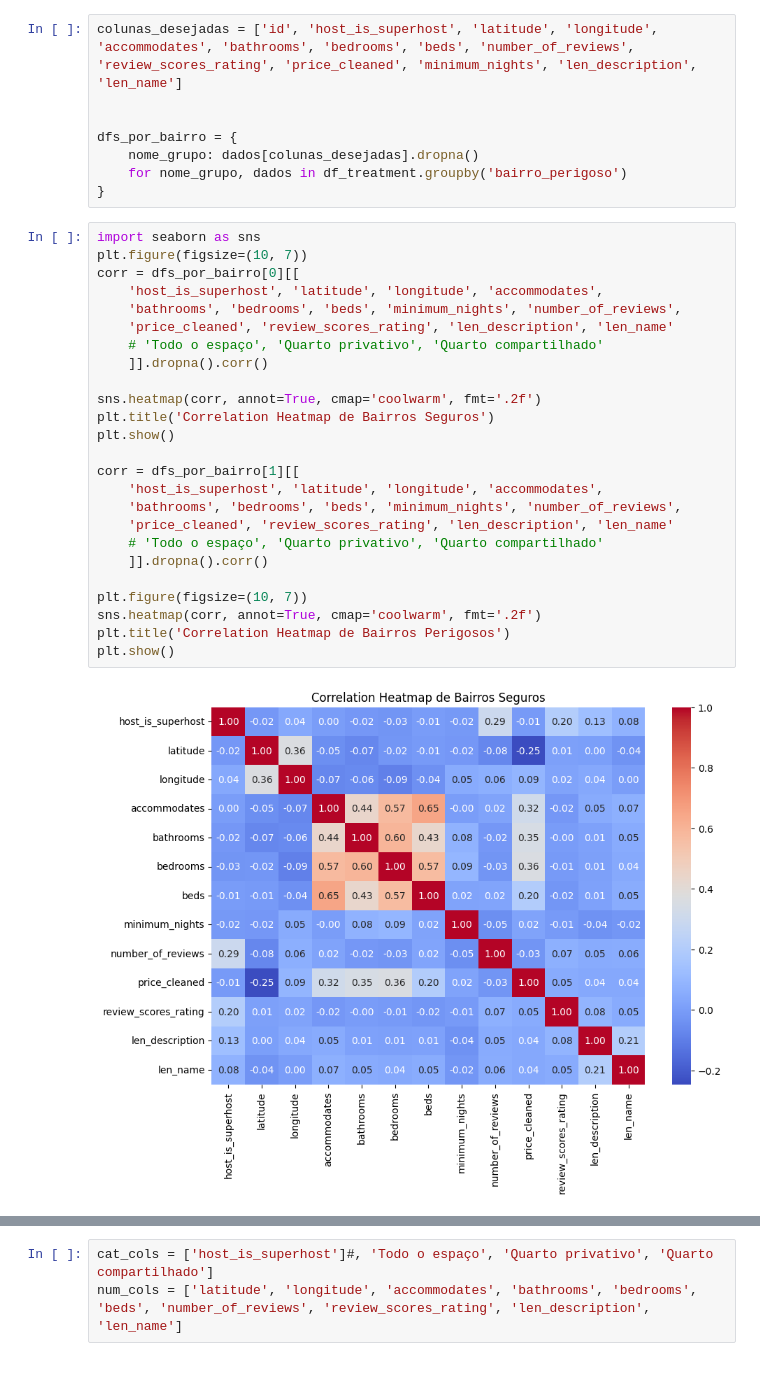
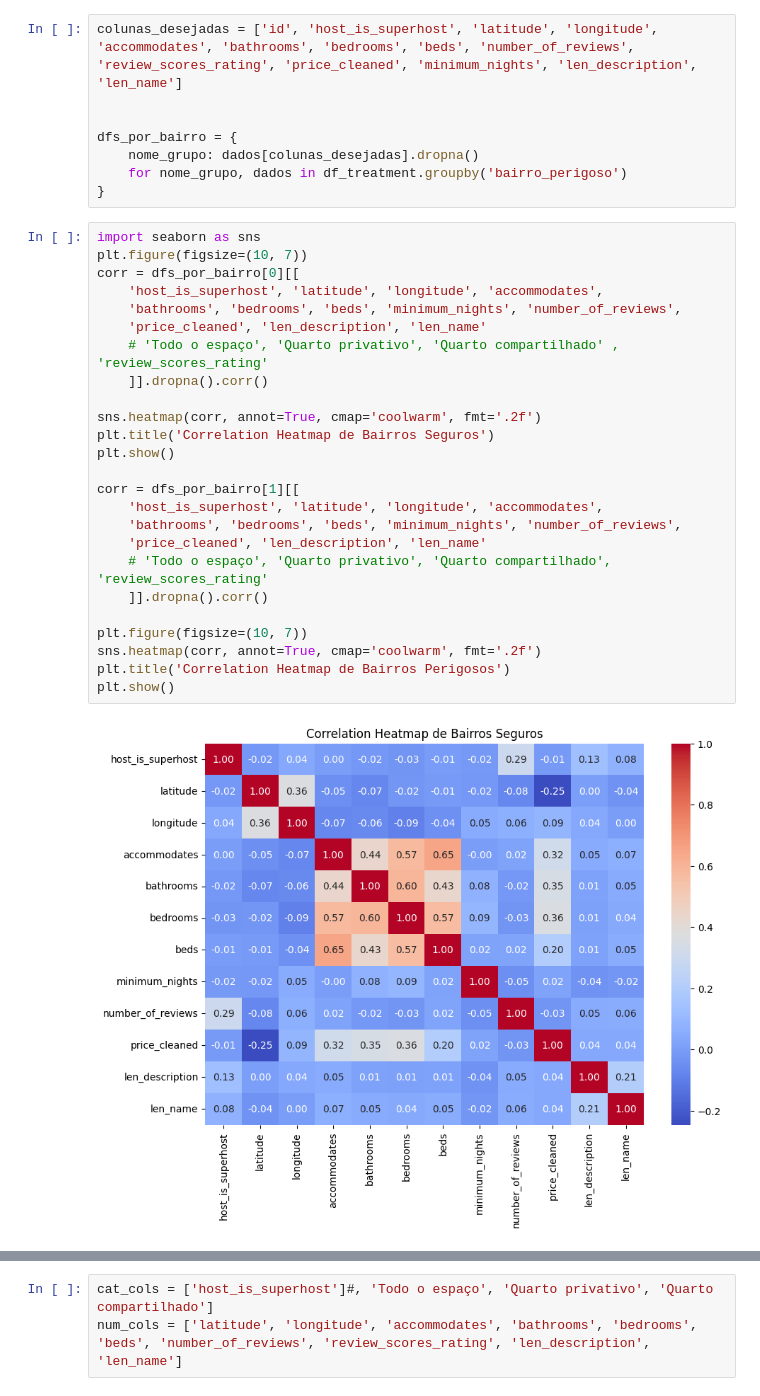
Before and after one commit to AlbertButzke/Air-BnB, a Jupyter notebook: notebooks/01_rio_de_janeiro_analysis.ipynb, the cells around one changed output, grey strips where cells are left out. Saved outputs shown, nothing was run; the diff lists cells and outputs as text.

```diff
--- a/notebooks/01_rio_de_janeiro_analysis.ipynb
+++ b/notebooks/01_rio_de_janeiro_analysis.ipynb
@@ -571,27 +570,27 @@ dfs_por_bairro = {
 # %%
 import seaborn as sns
 plt.figure(figsize=(10, 7))
 corr = dfs_por_bairro[0][[
     'host_is_superhost', 'latitude', 'longitude', 'accommodates',
     'bathrooms', 'bedrooms', 'beds', 'minimum_nights', 'number_of_reviews',
-    'price_cleaned', 'review_scores_rating', 'len_description', 'len_name'
-    # 'Todo o espaço', 'Quarto privativo', 'Quarto compartilhado'
+    'price_cleaned', 'len_description', 'len_name'
+    # 'Todo o espaço', 'Quarto privativo', 'Quarto compartilhado' , 'review_scores_rating'
     ]].dropna().corr()
 
 sns.heatmap(corr, annot=True, cmap='coolwarm', fmt='.2f')
 plt.title('Correlation Heatmap de Bairros Seguros')
 plt.show()
 
 corr = dfs_por_bairro[1][[
     'host_is_superhost', 'latitude', 'longitude', 'accommodates',
     'bathrooms', 'bedrooms', 'beds', 'minimum_nights', 'number_of_reviews',
-    'price_cleaned', 'review_scores_rating', 'len_description', 'len_name'
-    # 'Todo o espaço', 'Quarto privativo', 'Quarto compartilhado'
+    'price_cleaned', 'len_description', 'len_name'
+    # 'Todo o espaço', 'Quarto privativo', 'Quarto compartilhado', 'review_scores_rating'
     ]].dropna().corr()
 
 plt.figure(figsize=(10, 7))
 sns.heatmap(corr, annot=True, cmap='coolwarm', fmt='.2f')
 plt.title('Correlation Heatmap de Bairros Perigosos')
 plt.show()
 # %% [output]
-[figure, old version]
+[figure, new version]
```
Also changed, not shown: parts of 27 cells of this notebook.
